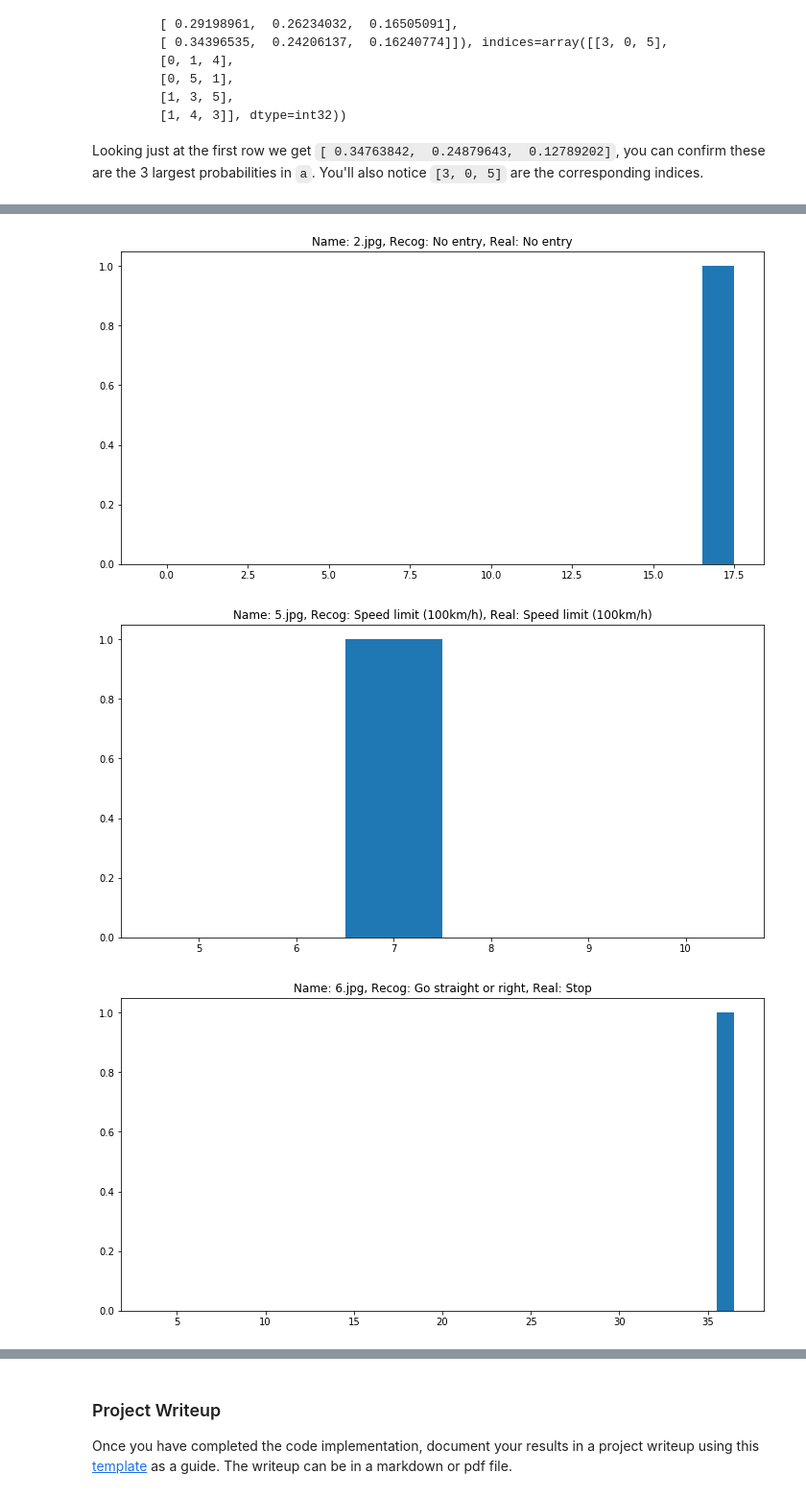
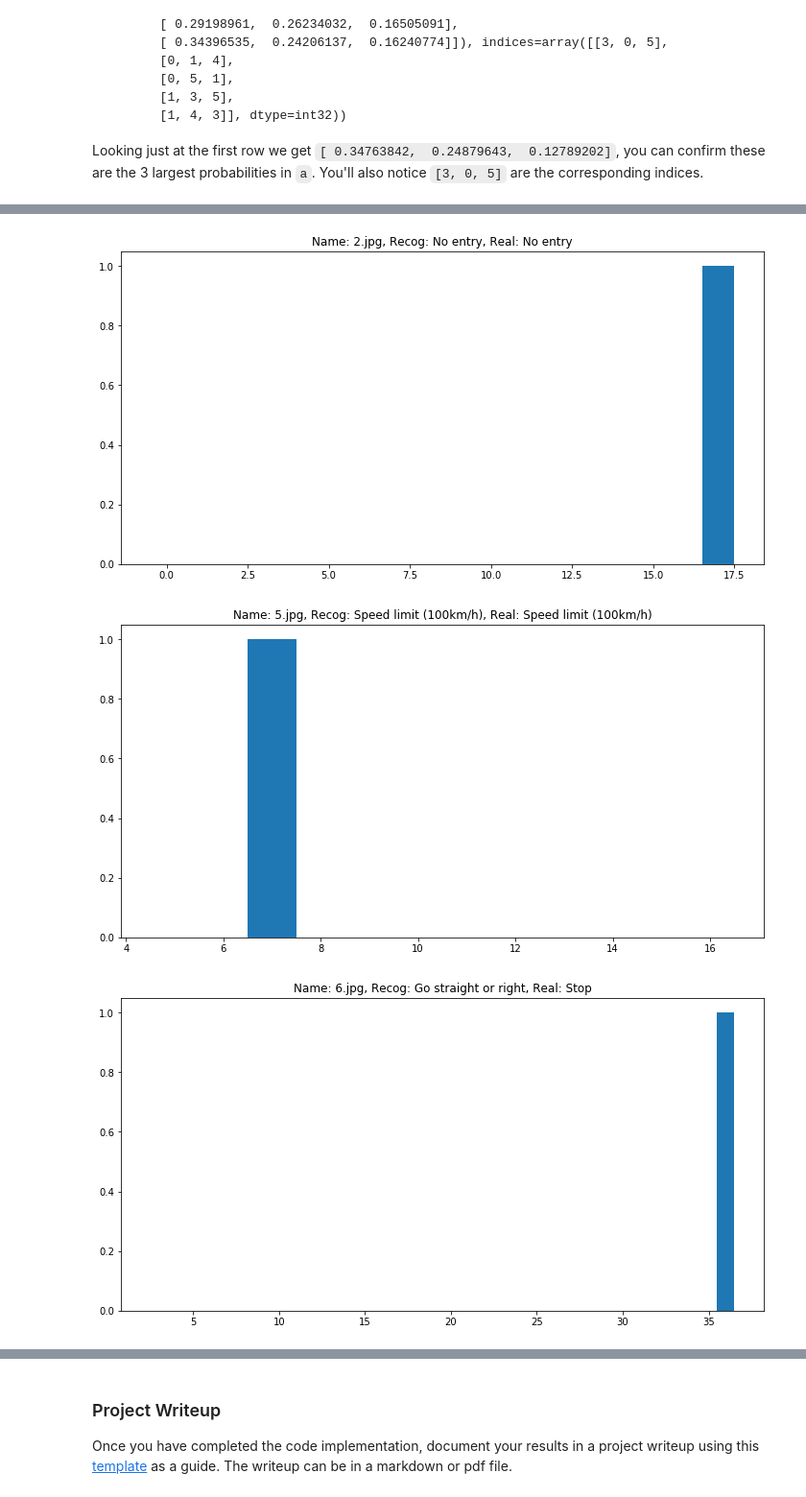
Before and after one commit to delafu/CarND-Traffic-Sign-Classifier-Project, a Jupyter notebook: Traffic_Sign_Classifier.ipynb, the cells around one changed output, grey strips where cells are left out. Shown at 96% size. Saved outputs shown, nothing was run; the diff lists cells and outputs as text; code cells hidden in the pictures.

```diff
--- a/Traffic_Sign_Classifier.ipynb
+++ b/Traffic_Sign_Classifier.ipynb
@@ -685,7 +685,7 @@ Looking just at the first row we get `[ 0.34763842,  0.24879643,  0.12789202]`,
 with tf.Session() as sess:
     saver = tf.train.Saver()
     saver.restore(sess, tf.train.latest_checkpoint('.'))
-    result=sess.run(tf.nn.top_k(tf.nn.softmax(logits), k=3),feed_dict={x: X_test})
+    result=sess.run(tf.nn.top_k(tf.nn.softmax(logits), k=5),feed_dict={x: X_test})
     print(result)
     width = 1
     for i in range(len(arr)):
@@ -718,5 +719,5 @@ TopKV2(values=array([[  1.00000000e+00,   1.11827196e-25,   3.15830132e-33],
 [figure]
-[figure, old version]
+[figure, new version]
-[figure, old version]
+[figure, new version]
 [figure]
 [figure]
```
Also changed, not shown: parts of 2 cells of this notebook, 1 other file.
